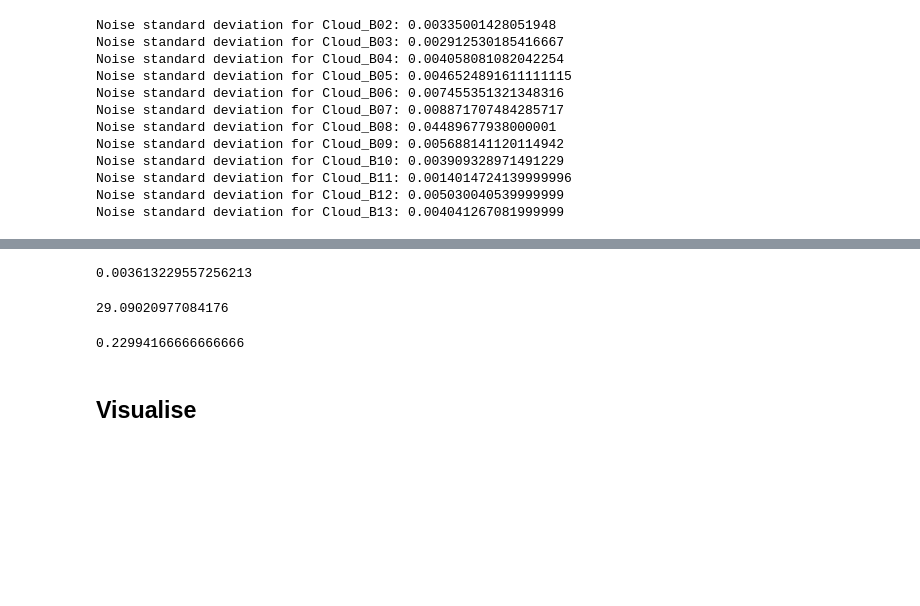
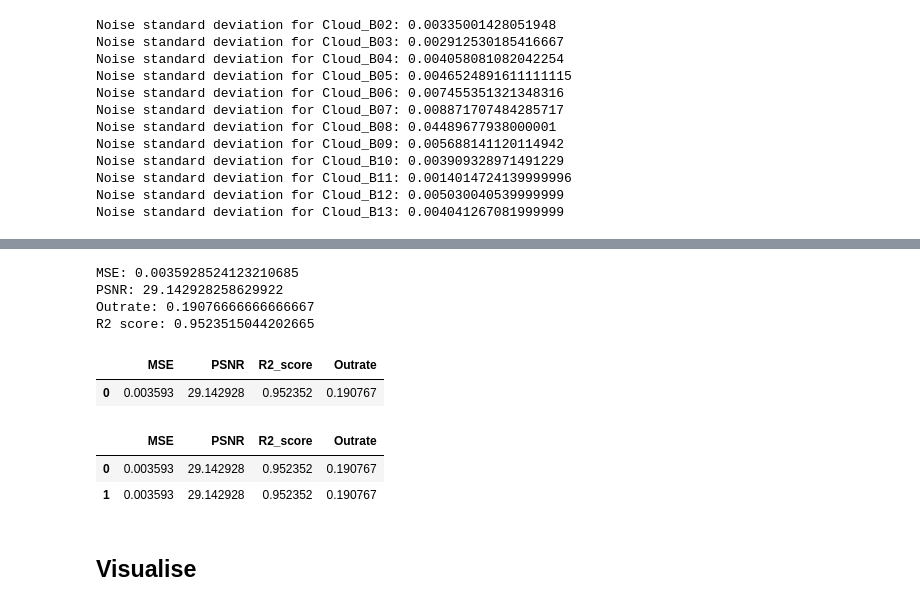
Before and after one commit to filipronn/SEEX30_Cloud_Fog, a Jupyter notebook: Cloud_rm/torch_qrnn_own.ipynb, the cells around one changed output, grey strips where cells are left out. Cells and saved outputs as stored; diff of their text form; code cells hidden in the pictures; blank space fills up the shorter version.

```diff
--- a/Cloud_rm/torch_qrnn_own.ipynb
+++ b/Cloud_rm/torch_qrnn_own.ipynb
@@ -167,18 +153,35 @@ preds = model.predict(X_test.to_numpy())
-# %%
-## MSE ##
-mean_squared_error(y_test.to_numpy(),preds[:,:,1])
-# %% [output]
-0.003613229557256213
-# %%
-## PSNR ##
-QuantileNetwork.PSNR(y_test,preds[:,:,1])
-# %% [output]
-29.09020977084176
-# %%
-## Outrate ##
-QuantileNetwork.calc_outrate(y_test.to_numpy(),preds)
-# %% [output]
-0.22994166666666666
+# %%
+preds = model.predict(X_test.to_numpy())
+mse=mean_squared_error(y_test.to_numpy(),preds[:,:,1])
+psnr=QuantileNetwork.PSNR(y_test,preds[:,:,1])
+outrate=QuantileNetwork.calc_outrate(y_test.to_numpy(),preds)
+r2=r2_score(y_test.to_numpy(),preds[:,:,1])
+# %%
+print("MSE: "+str(mse))
+print("PSNR: "+str(psnr))
+print("Outrate: "+str(outrate))
+print("R2 score: "+str(r2))
+# %% [output]
+MSE: 0.0035928524123210685
+PSNR: 29.142928258629922
+Outrate: 0.19076666666666667
+R2 score: 0.9523515044202665
+# %%
+model_metrics=pd.DataFrame(data=[[mse,psnr,r2,outrate]],columns=['MSE','PSNR','R2_score','Outrate'])
+model_metrics
+# %% [output]
+|  | MSE | PSNR | R2_score | Outrate |
+| 0 | 0.003593 | 29.142928 | 0.952352 | 0.190767 |
+# %%
+model_metrics_2=pd.DataFrame(data=[[mse,psnr,r2,outrate]],columns=['MSE','PSNR','R2_score','Outrate'])
+# %%
+model_cat=pd.concat([model_metrics,model_metrics_2])
+model_cat=model_cat.reset_index(drop=True)
+model_cat
+# %% [output]
+|  | MSE | PSNR | R2_score | Outrate |
+| 0 | 0.003593 | 29.142928 | 0.952352 | 0.190767 |
+| 1 | 0.003593 | 29.142928 | 0.952352 | 0.190767 |
 # %% [markdown]
 ## Visualise
 # %%
```
Also changed, not shown: parts of 8 cells of this notebook, 3 other files.
